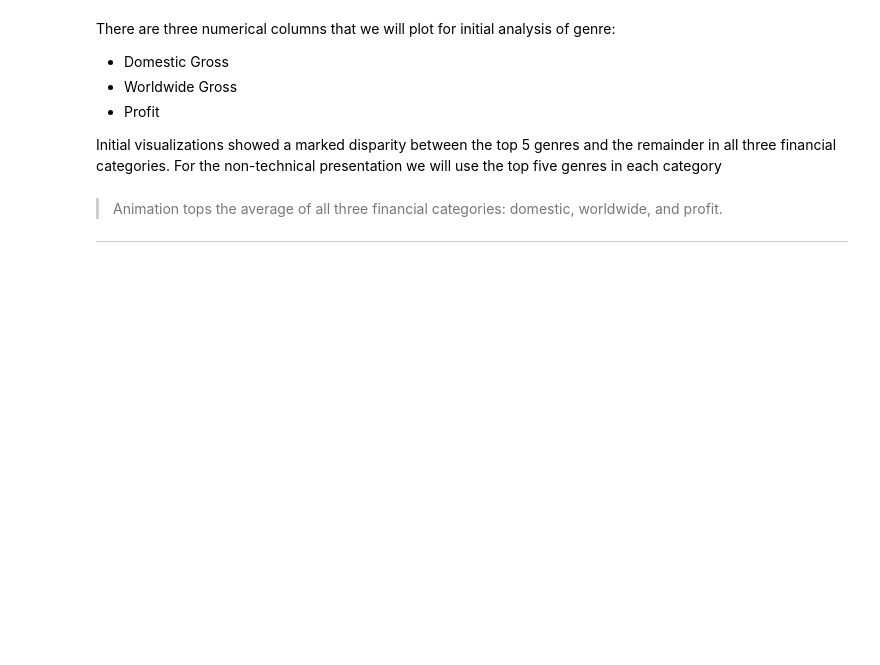
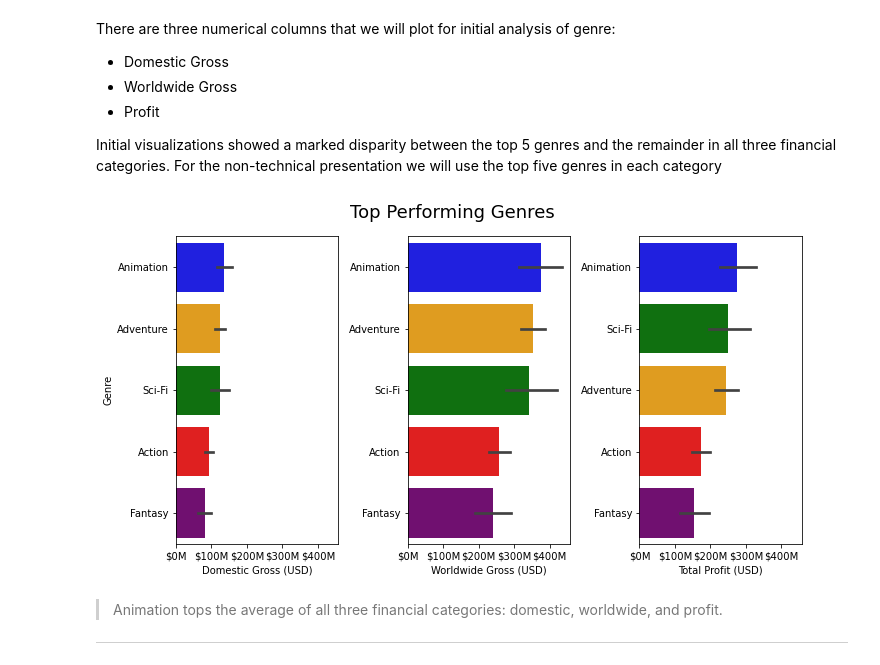
Before and after one commit to brtracy/dsc-phase-1-project-v2-3, a Jupyter notebook: student.ipynb, the cells around one changed output. Cells and saved outputs as stored; diff of their text form; code cells hidden in the pictures; blank space fills up the shorter version.

```diff
--- a/student.ipynb
+++ b/student.ipynb
@@ -125,12 +130,10 @@ In movie_ratings the genres are strings that are multiple genres, we need to mak
 # %%
-movie_ratings['genres'] = movie_ratings['genres'].map(lambda x: x.split(','))
-
 movie_budget['production_budget'] = movie_budget['production_budget'].map(
-                 lambda x: int(x.translate({ord('$'): None, ord(','): None})))
+    lambda x: x.replace('$','').replace(',', '')).astype(np.int64)
 movie_budget['domestic_gross'] = movie_budget['domestic_gross'].map(
-                 lambda x: int(x.translate({ord('$'): None, ord(','): None})))
+    lambda x: x.replace('$','').replace(',', '')).astype(np.int64)
 movie_budget['worldwide_gross'] = movie_budget['worldwide_gross'].map(
-                 lambda x: int(x.translate({ord('$'): None, ord(','): None})))
+    lambda x: x.replace('$','').replace(',', '')).astype(np.int64)
 # %% [markdown]
 ##  EDA
 # %% [markdown]
@@ -279,7 +268,7 @@ def millions(x,pos):
     return f"${x*1e-6:,.0f}M"
 
 def billions(x,pos):
-    return f"${x*1e-8:,.0f}B"
+    return f"${x*1e-9:,.0f}B"
 
 mill_fmt = FuncFormatter(millions)
 bill_fmt = FuncFormatter(billions)
@@ -316,45 +307,55 @@ There are three numerical columns that we will plot for initial analysis of genr
 - Profit
 
 Initial visualizations showed a marked disparity between the top 5 genres and the remainder in all three financial categories. For the non-technical presentation we will use the top five genres in each category
+# %%
+# get the order for top genres in each financial category, limit to top 5
+dom_order = df_genres.groupby('genres')['domestic_gross'].mean().sort_values(
+    ascending=False).index[0:5]
+wor_order = df_genres.groupby('genres')['worldwide_gross'].mean().sort_values(
+    ascending=False).index[0:5]
+prof_order = df_genres.groupby('genres')['profit'].mean().sort_values(
+    ascending=False).index[0:5]
+
+# dictionary of genre colors
+color_dict = {'Animation': 'blue', 'Adventure': 'orange', 'Sci-Fi': 'green',
+             'Action': 'red', 'Fantasy': 'purple'}
+
+dom_order_list = [color_dict[x] for x in dom_order]
+wor_order_list = [color_dict[x] for x in wor_order]
+prof_order_list = [color_dict[x] for x in prof_order]
 # %%
-# get the order for top genres in each financial category, limit to top 5
-dom_order = df_genres.groupby('genres')['domestic_gross'].mean().sort_values(
-    ascending=False).index[0:5]
-wor_order = df_genres.groupby('genres')['worldwide_gross'].mean().sort_values(
-    ascending=False).index[0:5]
-prof_order = df_genres.groupby('genres')['profit'].mean().sort_values(
-    ascending=False).index[0:5]
-
 # set up 3 column figure for plotting barplots of each financial category
 # have them share the x-axis to keep financials in perspective
 fig, axes = plt.subplots(ncols=3, figsize=(10,5), sharex=True)
 
 # left column - domestic gross
 sns.barplot(ax=axes[0], data=df_genres, x='domestic_gross', y='genres',
-            order=dom_order)
+            order=dom_order, palette=dom_order_list)
 axes[0].set(xlabel='Domestic Gross (USD)', ylabel='Genre')
 axes[0].xaxis.set_major_formatter(bill_fmt)
 
 # middle column - worldwide gross
 sns.barplot(ax=axes[1], data=df_genres, x='worldwide_gross', y='genres',
-            order=wor_order)
+            order=wor_order, palette=wor_order_list)
 axes[1].set(xlabel='Worldwide Gross (USD)', ylabel=None)
 axes[1].xaxis.set_major_formatter(bill_fmt)
 
 # right column - profit
 sns.barplot(ax=axes[2], data=df_genres, x='profit', y='genres',
-            order=prof_order)
+            order=prof_order, palette=prof_order_list)
 axes[2].set(xlabel='Total Profit (USD)', ylabel=None)
-axes[2].xaxis.set_major_formatter(bill_fmt)
+axes[2].xaxis.set_major_formatter(mill_fmt)
 
 plt.tight_layout()
 
 # set suptitle to include in saved image
 genre_suptitle = fig.suptitle('Top Performing Genres', y=1.06, fontsize=18);
 
 # save figure
 fig.savefig('images/top_genres.png', facecolor='white', bbox_inches='tight',
             bbox_extra_artists=[genre_suptitle])
+# %% [output]
+[figure, added]
 # %% [markdown]
 > Animation tops the average of all three financial categories: domestic, worldwide, and profit.
 
```
Also changed, not shown: parts of 25 cells of this notebook, 4 other files.
